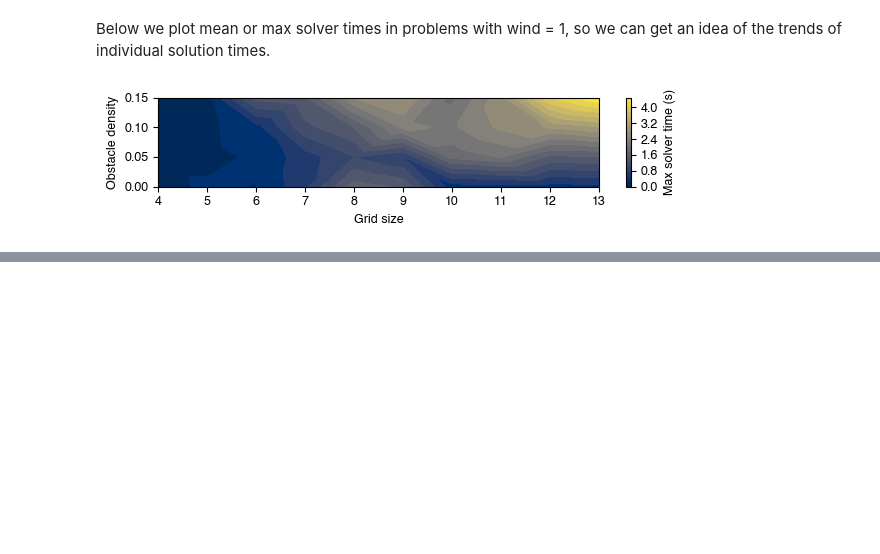
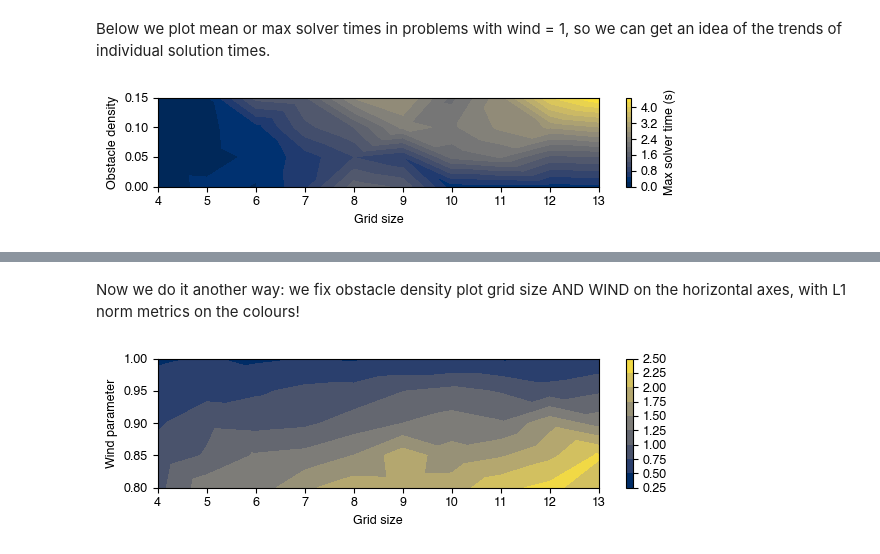
Before and after one commit to berkpereira/gridworld-numpy, a Jupyter notebook: eda_4d.ipynb, the cells around one changed output, grey strips where cells are left out. Drawn from its saved outputs; the diff is of its cells as text; code cells hidden in the pictures; blank space fills up the shorter version.

```diff
--- a/eda_4d.ipynb
+++ b/eda_4d.ipynb
@@ -382,0 +492,46 @@ Now, we do a similar thing but with actual cumulative times in problems with unc
+# %% [markdown]
+Now we do it another way: we fix obstacle density plot grid size AND WIND on the horizontal axes, with L1 norm metrics on the colours!
+# %%
+fig, ax = plt.subplots(figsize=(fsp.text_width, 2))
+
+data_mc = df_sim_mc.groupby(['grid_size', 'obstacle_density', 'wind_param']).mean() # take mean values per benchmark MDP
+data_dp = df_sim_dp.groupby(['grid_size', 'obstacle_density', 'wind_param']).mean()
+data_ip = df_sim_ip.groupby(['grid_size', 'obstacle_density', 'wind_param']).mean()
+
+
+density = 0.1
+method = 'ip'
+
+norm_data_mc = data_mc.loc[:, density, :]['l1_norm']
+norm_data_dp = data_dp.loc[:, density, :]['l1_norm']
+norm_data_ip = data_ip.loc[:, density, :]['l1_norm']
+
+# Get the x, y, z values
+x = norm_data_mc.index.get_level_values('grid_size')
+y = norm_data_mc.index.get_level_values('wind_param')
+z_dp = norm_data_dp.values
+z_mc = norm_data_mc.values
+z_ip = norm_data_ip.values
+
+# Create a triangulation for x and y axes
+triang = tri.Triangulation(x, y)
+
+# Create the contour plot
+if method == 'dp':
+    cntr = ax.tricontourf(triang, z_dp, cmap='viridis')
+elif method == 'mc':
+    cntr = ax.tricontourf(triang, z_mc, cmap='plasma')
+elif method == 'ip':
+    cntr = ax.tricontourf(triang, z_ip, cmap='cividis')
+
+# Add a color bar
+plt.colorbar(cntr)
+
+# Set labels for the axes
+ax.set_xlabel('Grid size')
+ax.set_ylabel('Wind parameter')
+plt.tight_layout()
+
+plt.show()
+# %% [output]
+[figure, added]
```
Also changed, not shown: parts of 13 cells of this notebook.
